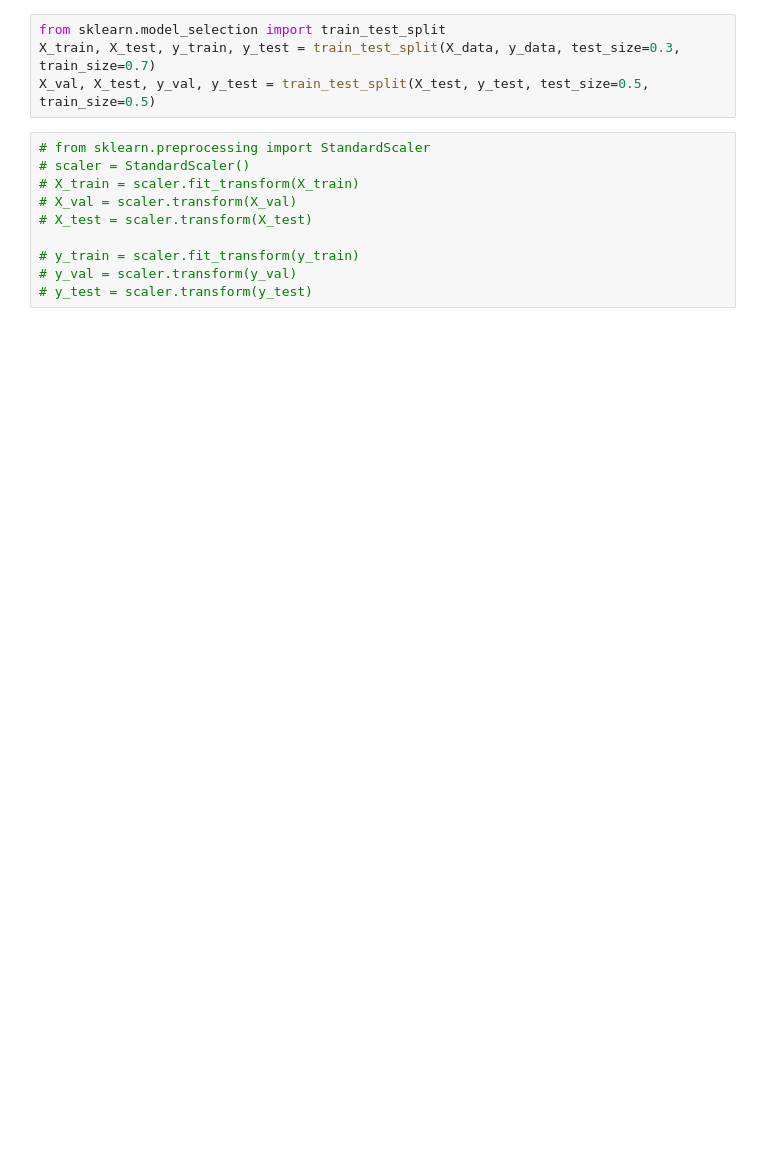
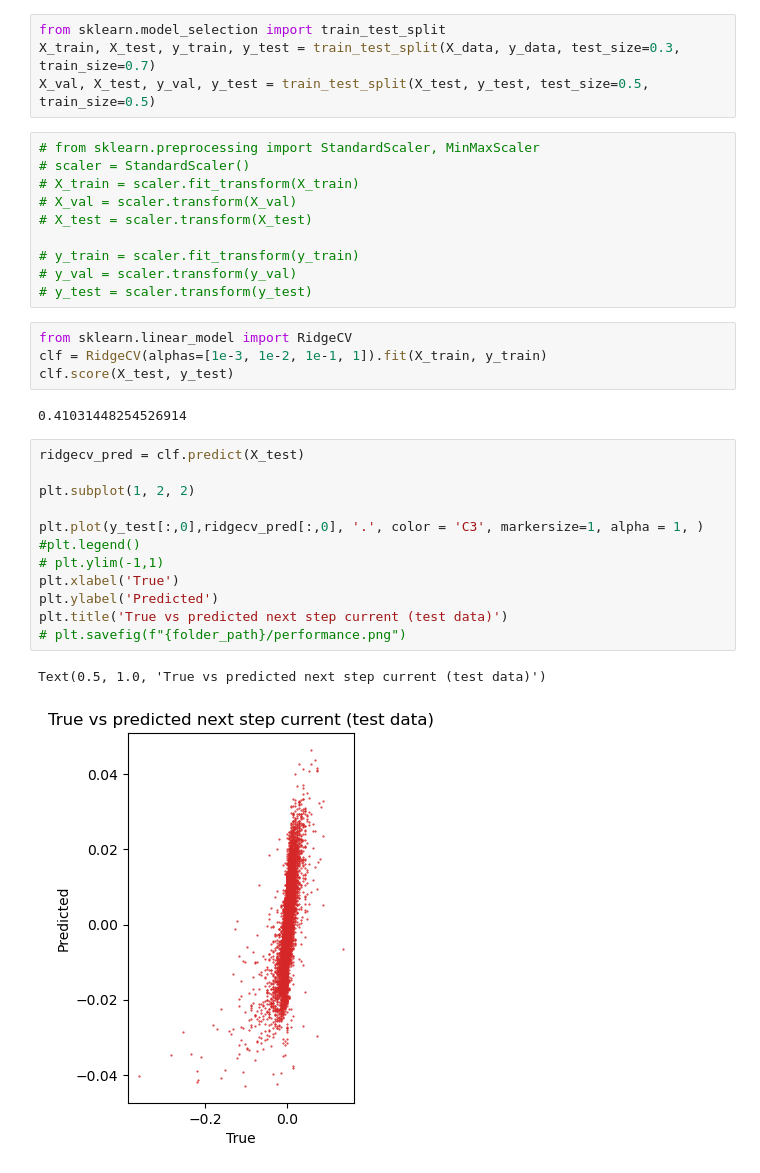
Before and after one commit to Quanta-Dan/Machine_Learning, a Jupyter notebook: neural_single_step.ipynb, the cells around one changed output. Drawn from its saved outputs; the diff is of its cells as text; blank space fills up the shorter version.

```diff
--- a/neural_single_step.ipynb
+++ b/neural_single_step.ipynb
@@ -90,7 +113,7 @@ from sklearn.model_selection import train_test_split
 X_train, X_test, y_train, y_test = train_test_split(X_data, y_data, test_size=0.3, train_size=0.7)
 X_val, X_test, y_val, y_test = train_test_split(X_test, y_test, test_size=0.5, train_size=0.5)
 # %%
-# from sklearn.preprocessing import StandardScaler
+# from sklearn.preprocessing import StandardScaler, MinMaxScaler
 # scaler = StandardScaler()
 # X_train = scaler.fit_transform(X_train)
 # X_val = scaler.transform(X_val)
@@ -99,6 +122,27 @@ X_val, X_test, y_val, y_test = train_test_split(X_test, y_test, test_size=0.5, t
 # y_train = scaler.fit_transform(y_train)
 # y_val = scaler.transform(y_val)
 # y_test = scaler.transform(y_test)
+# %%
+from sklearn.linear_model import RidgeCV
+clf = RidgeCV(alphas=[1e-3, 1e-2, 1e-1, 1]).fit(X_train, y_train)
+clf.score(X_test, y_test)
+# %% [output]
+0.41031448254526914
+# %%
+ridgecv_pred = clf.predict(X_test)
+
+plt.subplot(1, 2, 2)
+
+plt.plot(y_test[:,0],ridgecv_pred[:,0], '.', color = 'C3', markersize=1, alpha = 1, )
+#plt.legend()
+# plt.ylim(-1,1)
+plt.xlabel('True')
+plt.ylabel('Predicted')
+plt.title('True vs predicted next step current (test data)')
+# plt.savefig(f"{folder_path}/performance.png")
+# %% [output]
+Text(0.5, 1.0, 'True vs predicted next step current (test data)')
+[figure, added]
 # %%
 print("Information about x_train values:")
 print("Minimum value:", np.min(X_train))
```
Also changed, not shown: parts of 23 cells of this notebook, 13 other files.
